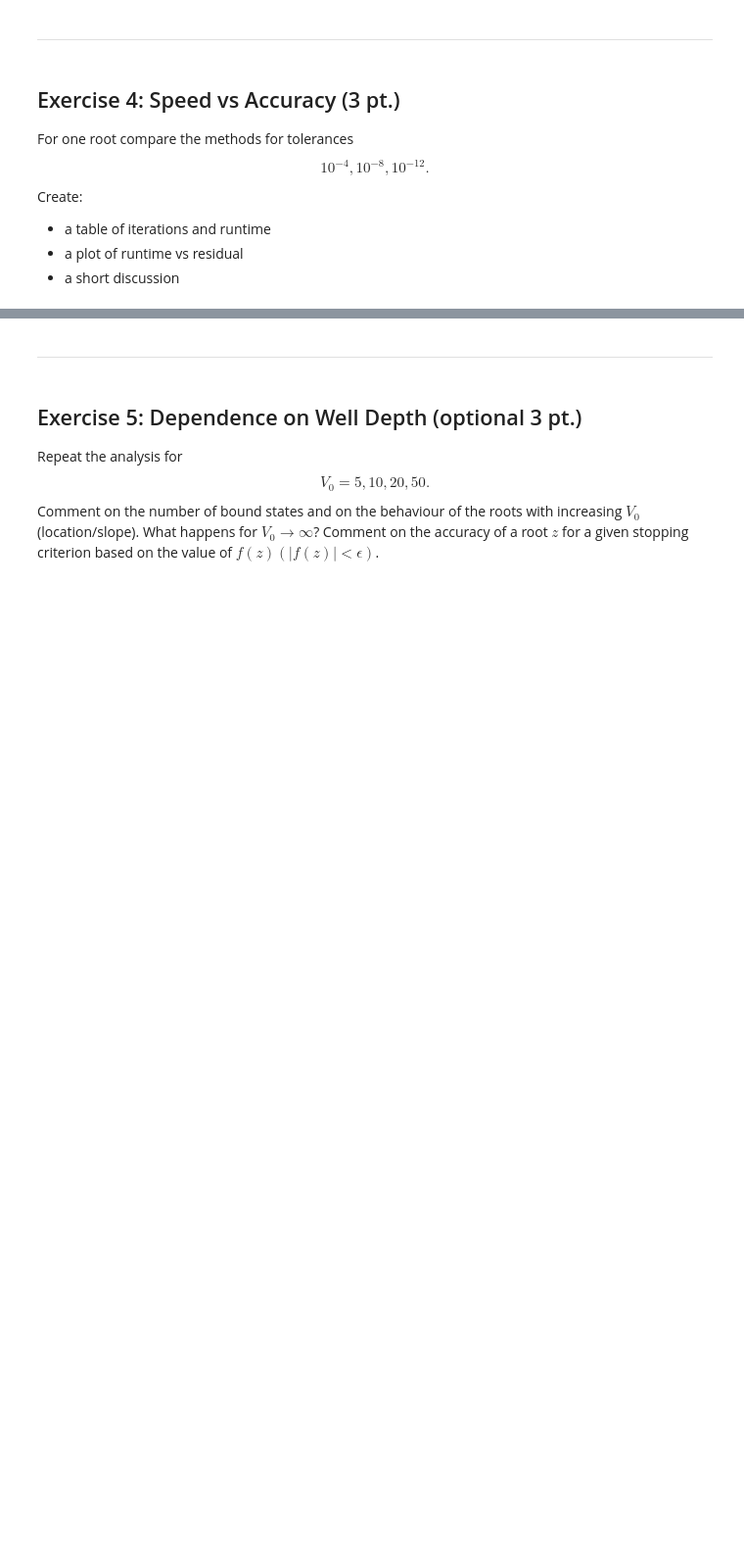
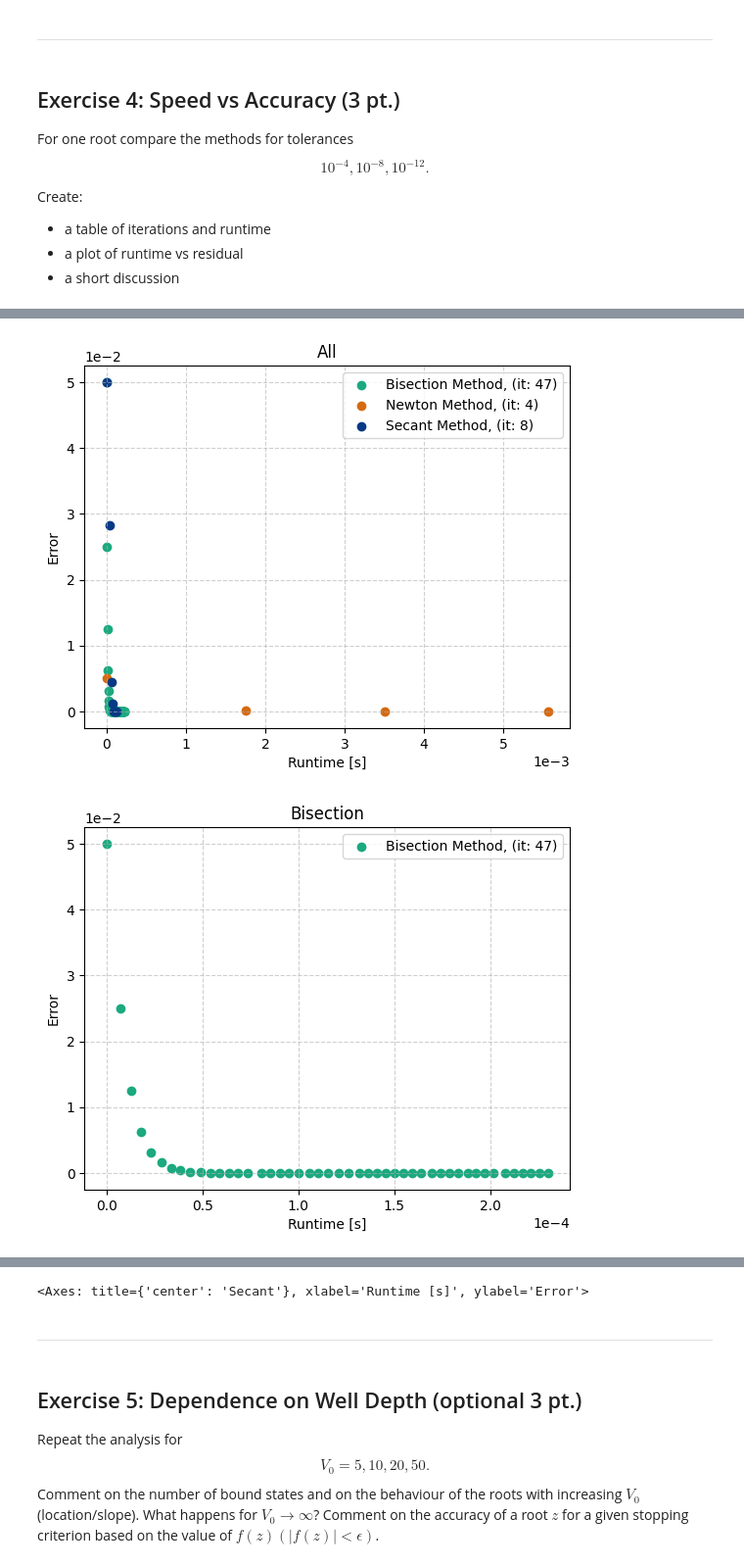
Before and after one commit to FinnZeumer/Introduction-to-Computational-Physics, a Jupyter notebook: Homework_1.ipynb, the cells around one changed output, grey strips where cells are left out. Shown at 98% size. Saved outputs shown, nothing was run; the diff lists cells and outputs as text; code cells hidden in the pictures; blank space fills up the shorter version.

```diff
--- a/Homework_1.ipynb
+++ b/Homework_1.ipynb
@@ -251,7 +256,7 @@ def root_bi_section(function:sp, a:float, b:float, data = None, tolerance: float
         'f_p': [],
         'error': [],
         'time_step': [], # Time for one iteration
-        'cumulative_time': [] # total time
+        'cumulative_time': [0.0] # total time
     }
 
     start_total_time = time.perf_counter()
@@ -364,11 +369,14 @@ def root_by_newt(func:sp, p_0: float, tolerance: float = 1e-4, max_iterations: i
         if abs(p_new - p) < tolerance:
             return float(p_new), log, total_time
 
+        error = abs(p_new - p)
+
         # Add information in log
         log['iteration'].append(i)
         log['p'].append(p_new)
         log['f_p'].append(f_p_val)
         log['f_prime_p'].append(fp_p_val)
+        log['error'].append(error)
 
         p = p_new
         i = i + 1
@@ -427,7 +435,7 @@ def root_by_secant(func:sp, x_0:float, x_1:float, tolerance:float = 1e-12, max_i
         'x_1': [],
         'error': [],
         'time_step': [], # Time for one iteration
-        'cumulative_time': [] # total time
+        'cumulative_time': [0.0] # total time
     }
 
     start_total_time = time.perf_counter()
@@ -436,6 +444,8 @@ def root_by_secant(func:sp, x_0:float, x_1:float, tolerance:float = 1e-12, max_i
     # Starting conditions
     x_n0 = x_0
     x_n1 = x_1
+
+
     i = 0
     # Starting the iteration
     while i < max_iterations:
@@ -444,11 +454,14 @@ def root_by_secant(func:sp, x_0:float, x_1:float, tolerance:float = 1e-12, max_i
         # Calculation new x value
         new_x = x_n1 - f(x_n1) * (x_n1 - x_n0)/(f(x_n1) - f(x_n0))
 
+        error = np.abs(x_n0 - x_n1) / 2
+
         # Log information
         log['iteration'].append(i)
         log['p'].append(new_x)
         log['x_0'].append(x_n0)
         log['x_1'].append(x_n1)
+        log['error'].append(error)
 
         # Set new conditions
         x_n0 = x_n1
@@ -755,0 +987,23 @@ runtimes = []
+# %%
+_, log_bisec, _ = root_bi_section(func_even, 1.3, 1.4, tolerance=1e-15)
+_, log_newt, _ = root_by_newt(func_even, 1.35, tolerance=1e-15)
+_, log_sec, _ = root_by_secant(func_even, 1.3, 1.4, tolerance=1e-15)
+
+newt_time = np.array(log_newt['cumulative_time']) - log_newt['cumulative_time'][0]
+
+plt.scatter(log_bisec['cumulative_time'], log_bisec['error'], label=fr'Bisection Method, (it: {len(log_bisec['iteration'])})')
+plt.scatter(newt_time, log_newt['error'], label=fr'Newton Method, (it: {len(log_newt['iteration'])})')
+plt.scatter(log_sec['cumulative_time'], log_sec['error'], label=fr'Secant Method, (it: {len(log_sec['iteration'])})')
+pap.plot_me('All', 'Runtime [s]', 'Error')
+
+plt.scatter(log_bisec['cumulative_time'], log_bisec['error'], label=fr'Bisection Method, (it: {len(log_bisec['iteration'])})')
+pap.plot_me('Bisection', 'Runtime [s]', 'Error')
+
+plt.scatter(newt_time, log_newt['error'], label=fr'Newton Method, (it: {len(log_newt['iteration'])})')
+pap.plot_me('Newton', 'Runtime [s]', 'Error')
+
+plt.scatter(log_sec['cumulative_time'], log_sec['error'], label=fr'Secant Method, (it: {len(log_sec['iteration'])})')
+pap.plot_me('Secant', 'Runtime [s]', 'Error')
+# %% [output]
+[figure, added]
+[figure, added]
@@ -756,3 +1012,4 @@ runtimes = []
+<Axes: title={'center': 'Secant'}, xlabel='Runtime [s]', ylabel='Error'>
 # %% [markdown]
 <hr>
 # %% [markdown]
```
Also changed, not shown: parts of 22 cells of this notebook.
